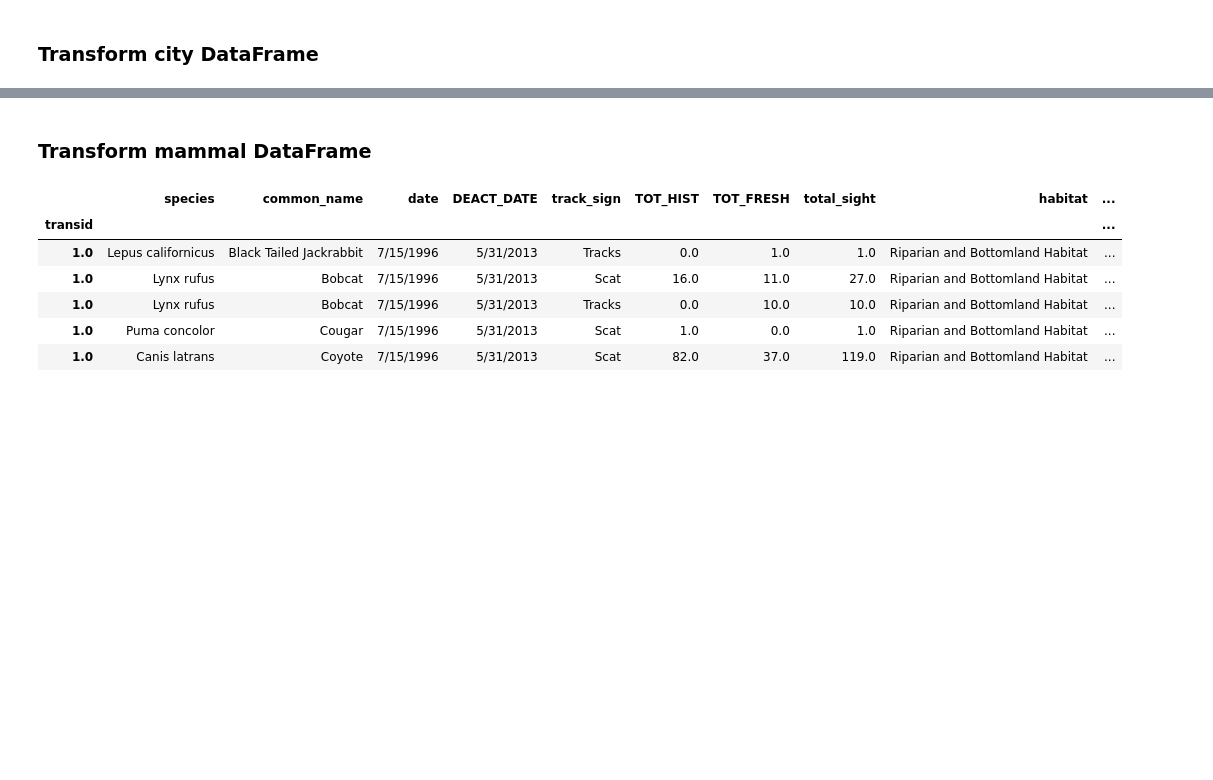
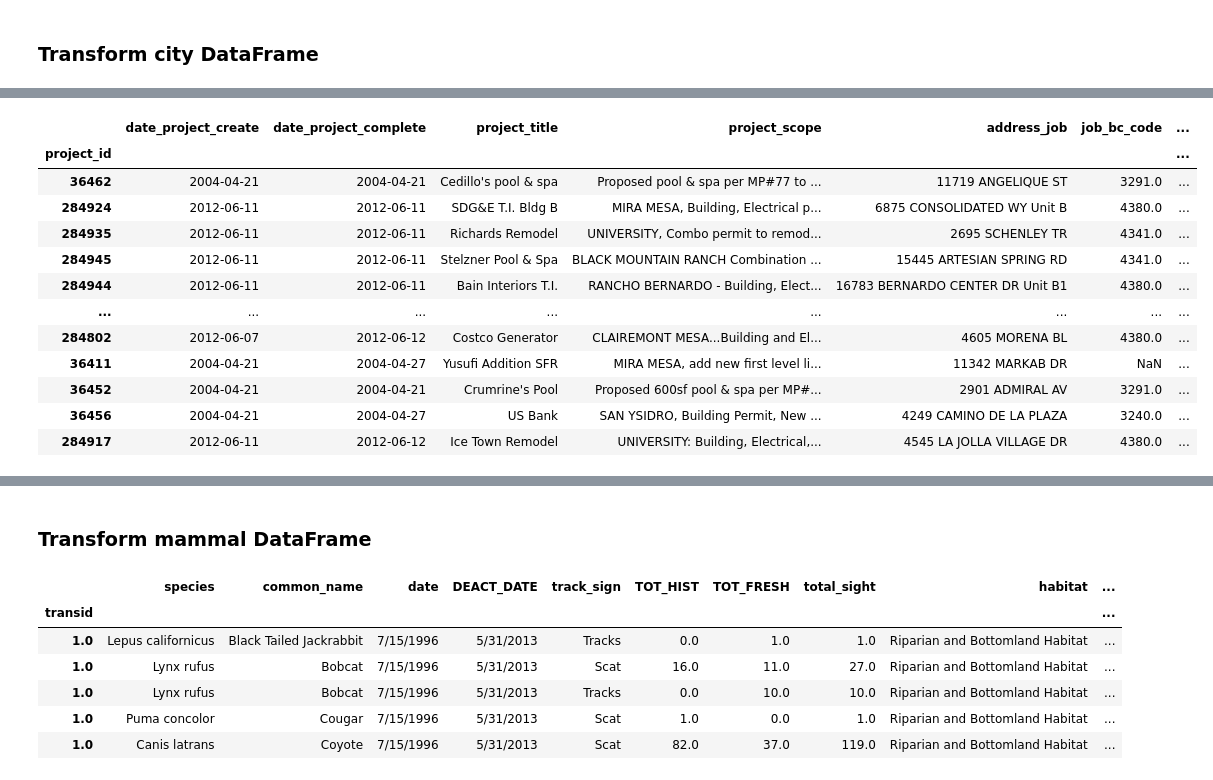
Before and after one commit to rarconaut/Project-2---ETL, a Jupyter notebook: Project2_ETL.ipynb, the cells around one changed output, grey strips where cells are left out. Saved outputs shown, nothing was run; the diff lists cells and outputs as text; code cells hidden in the pictures; blank space fills up the shorter version.

```diff
--- a/Project2_ETL.ipynb
+++ b/Project2_ETL.ipynb
@@ -79,4 +79,18 @@ city_transformed.head()
 # %%
-major_construction = city_transformed[city_transformed.approval_valuation > 10000, city_transformed.job_bc_code = 'NaN']
+major_construction = city_transformed[(city_transformed.approval_valuation >= 10000)
+                                      &(city_transformed.job_bc_code == (4380.0, )]
 major_construction
 # %% [output]
+|  | date_project_create | date_project_complete | project_title | project_scope | address_job | job_bc_code | ... |
+| project_id |  |  |  |  |  |  | ... |
+| 36462 | 2004-04-21 | 2004-04-21 | Cedillo's pool & spa | Proposed pool & spa per MP#77 to ... | 11719 ANGELIQUE ST | 3291.0 | ... |
+| 284924 | 2012-06-11 | 2012-06-11 | SDG&E T.I. Bldg B | MIRA MESA, Building, Electrical p... | 6875 CONSOLIDATED WY Unit B | 4380.0 | ... |
+| 284935 | 2012-06-11 | 2012-06-11 | Richards Remodel | UNIVERSITY, Combo permit to remod... | 2695 SCHENLEY TR | 4341.0 | ... |
+| 284945 | 2012-06-11 | 2012-06-11 | Stelzner Pool & Spa | BLACK MOUNTAIN RANCH Combination ... | 15445 ARTESIAN SPRING RD | 4341.0 | ... |
+| 284944 | 2012-06-11 | 2012-06-11 | Bain Interiors T.I. | RANCHO BERNARDO - Building, Elect... | 16783 BERNARDO CENTER DR Unit B1 | 4380.0 | ... |
+| ... | ... | ... | ... | ... | ... | ... | ... |
+| 284802 | 2012-06-07 | 2012-06-12 | Costco Generator | CLAIREMONT MESA...Building and El... | 4605 MORENA BL | 4380.0 | ... |
+| 36411 | 2004-04-21 | 2004-04-27 | Yusufi Addition SFR | MIRA MESA, add new first level li... | 11342 MARKAB DR | NaN | ... |
+| 36452 | 2004-04-21 | 2004-04-21 | Crumrine's Pool | Proposed 600sf pool & spa per MP#... | 2901 ADMIRAL AV | 3291.0 | ... |
+| 36456 | 2004-04-21 | 2004-04-27 | US Bank | SAN YSIDRO, Building Permit, New ... | 4249 CAMINO DE LA PLAZA | 3240.0 | ... |
+| 284917 | 2012-06-11 | 2012-06-12 | Ice Town Remodel | UNIVERSITY: Building, Electrical,... | 4545 LA JOLLA VILLAGE DR | 4380.0 | ... |
```
Also changed, not shown: parts of 2 cells of this notebook.
